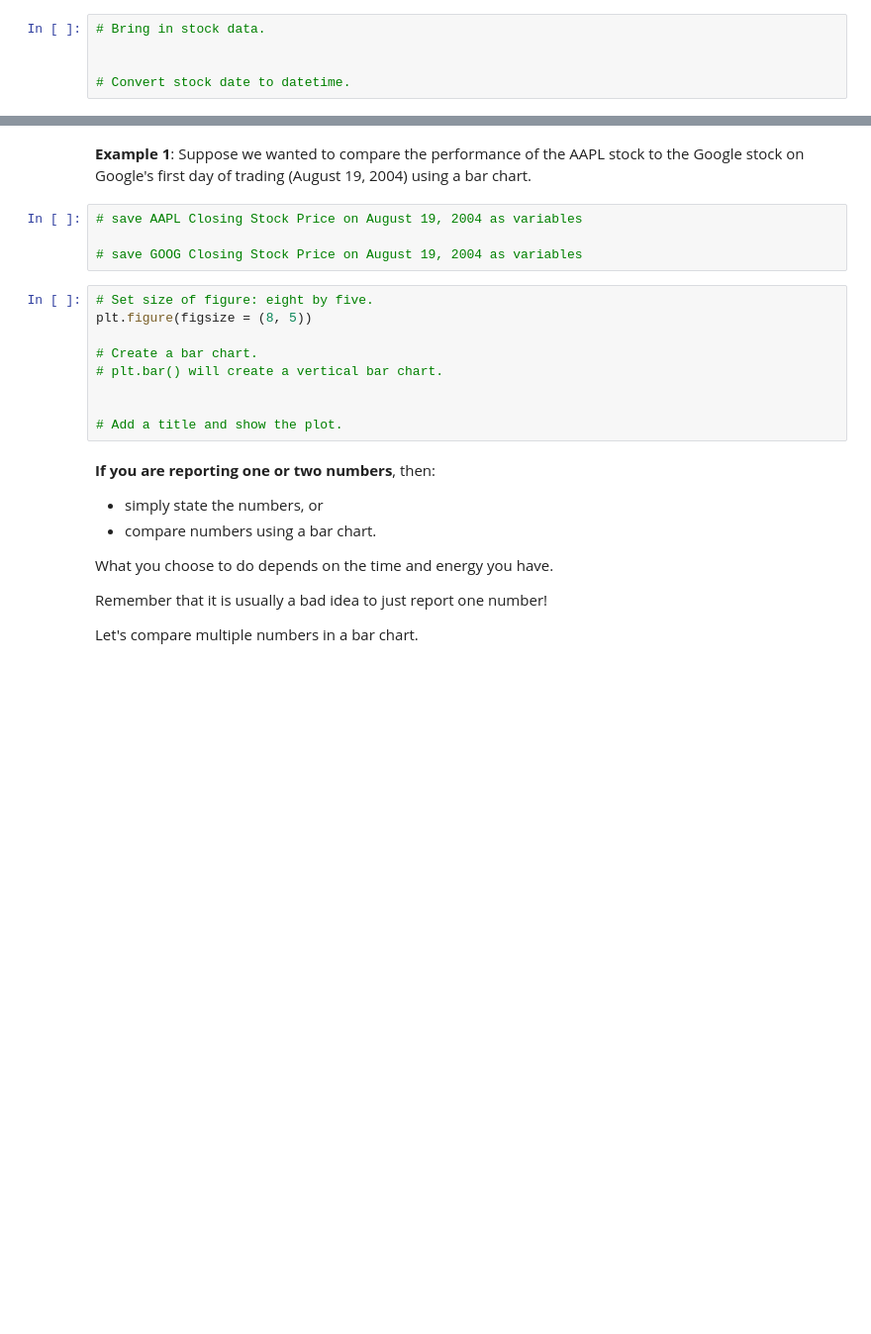
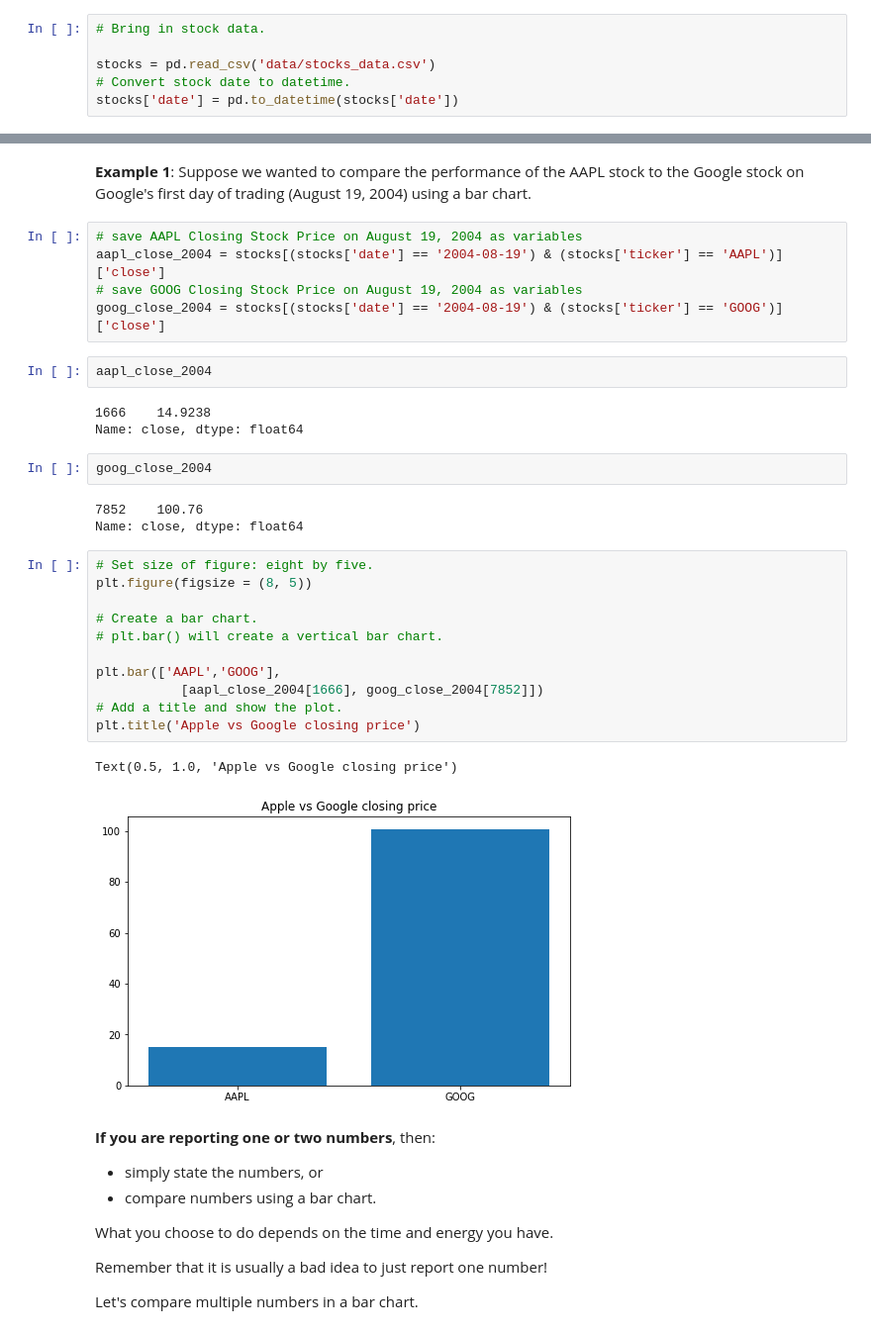
Before and after one commit to samar22basel/ITE_Machine_Learning_Workshop, a Jupyter notebook: Notebook/Lesson-principles-data-visualization/lesson-principles-data-visualization-part1-noelle/starter-code.ipynb, the cells around one changed output, grey strips where cells are left out. Shown at 99% size. Cells and saved outputs as stored; diff of their text form; blank space fills up the shorter version.

```diff
--- a/Notebook/Lesson-principles-data-visualization/lesson-principles-data-visualization-part1-noelle/starter-code.ipynb
+++ b/Notebook/Lesson-principles-data-visualization/lesson-principles-data-visualization-part1-noelle/starter-code.ipynb
@@ -55,7 +58,8 @@ Today, we will focus on **explanatory analysis**. Many of these tools will be tr
 # %%
 # Bring in stock data.
 
-
+stocks = pd.read_csv('data/stocks_data.csv')
 # Convert stock date to datetime.
+stocks['date'] = pd.to_datetime(stocks['date'])
 # %%
 # Check out the first five rows of the stocks data.
@@ -98,17 +129,33 @@ I'm not a visual designer. Instead, I like things that are rule-oriented. I want
 **Example 1**: Suppose we wanted to compare the performance of the AAPL stock to the Google stock on Google's first day of trading (August 19, 2004) using a bar chart.
 # %%
 # save AAPL Closing Stock Price on August 19, 2004 as variables
-
+aapl_close_2004 = stocks[(stocks['date'] == '2004-08-19') & (stocks['ticker'] == 'AAPL')]['close']
 # save GOOG Closing Stock Price on August 19, 2004 as variables
+goog_close_2004 = stocks[(stocks['date'] == '2004-08-19') & (stocks['ticker'] == 'GOOG')]['close']
+# %%
+aapl_close_2004
+# %% [output]
+1666    14.9238
+Name: close, dtype: float64
+# %%
+goog_close_2004
+# %% [output]
+7852    100.76
+Name: close, dtype: float64
 # %%
 # Set size of figure: eight by five.
 plt.figure(figsize = (8, 5))
 
 # Create a bar chart.
 # plt.bar() will create a vertical bar chart.
 
-
+plt.bar(['AAPL','GOOG'],
+           [aapl_close_2004[1666], goog_close_2004[7852]])
 # Add a title and show the plot.
+plt.title('Apple vs Google closing price')
+# %% [output]
+Text(0.5, 1.0, 'Apple vs Google closing price')
+[figure, added]
 # %% [markdown]
 **If you are reporting one or two numbers**, then:
 - simply state the numbers, or
```
Also changed, not shown: parts of 18 cells of this notebook, 1 other file.
